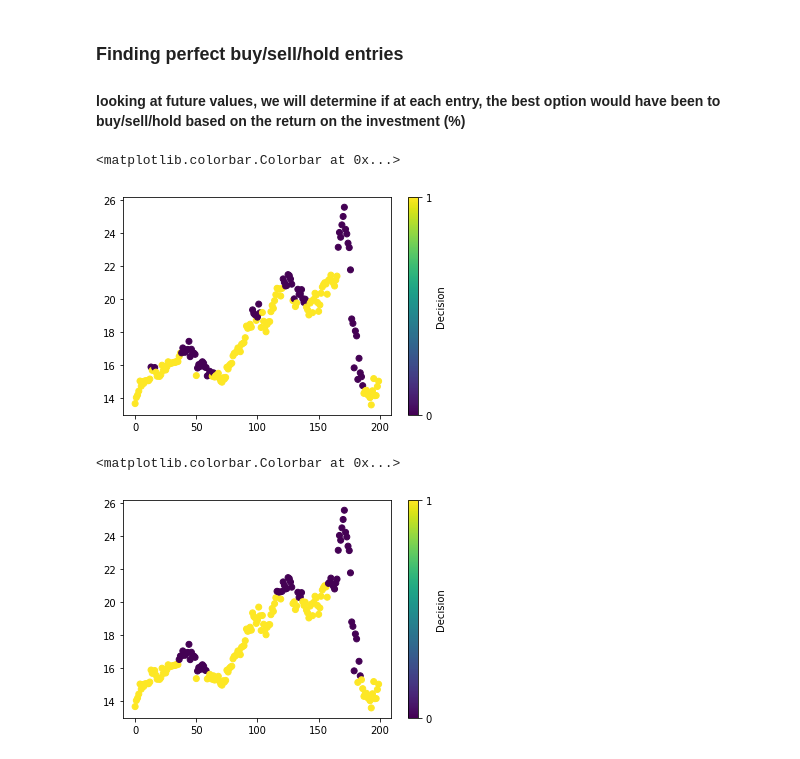
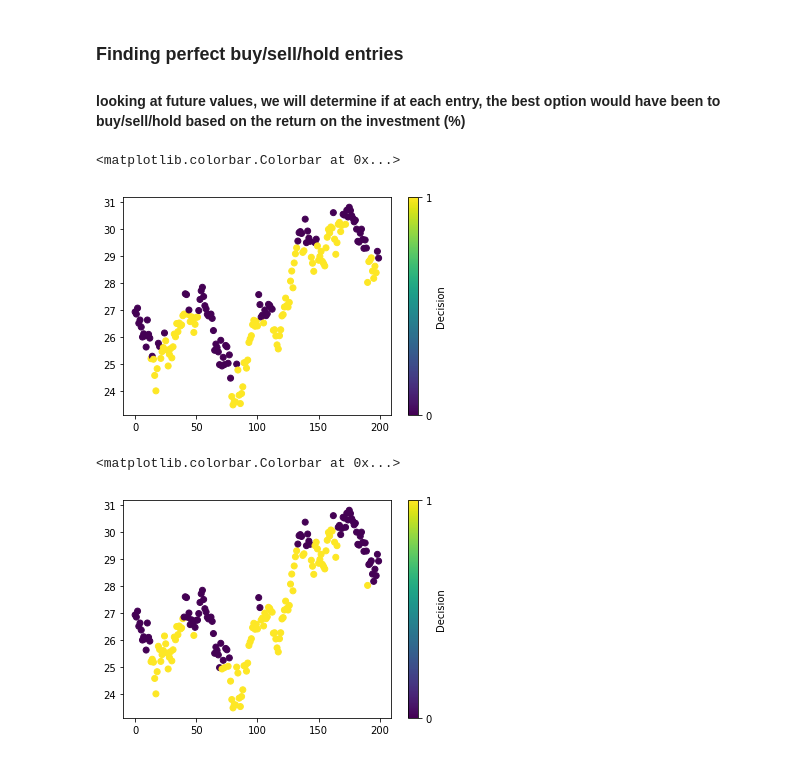
Before and after one commit to wentao-ju/Innovation-Lab-AI-Trading-System, a Jupyter notebook: NaiveBayesModeling/Data_preprocessing.ipynb, the cells around one changed output. Saved outputs shown, nothing was run; the diff lists cells and outputs as text; code cells hidden in the pictures.

```diff
--- a/NaiveBayesModeling/Data_preprocessing.ipynb
+++ b/NaiveBayesModeling/Data_preprocessing.ipynb
@@ -139,19 +139,22 @@ def perfectEntries_4(df,timeframe,smoother=True):
 # %%
 df['Decision14'] = perfectEntries_4(df,14)
 df['Decision28'] = perfectEntries_4(df,28)
-plt.scatter(range(200), df["Close"][400:600], c=df["Decision14"][400:600])
+df['Decision10'] = perfectEntries_4(df,10)
+df['Decision50'] = perfectEntries_4(df,50)
+df['Decision5'] = perfectEntries_4(df,5)
+plt.scatter(range(200), df["Close"][800:1000], c=df["Decision14"][800:1000])
 plt.colorbar(ticks = range(3), label='Decision')
 # takin 14 and 28 with the smoother activated to comparw which one works better with naive bayes
 #
 # %% [output]
 <matplotlib.colorbar.Colorbar at 0x...>
-[figure, old version]
+[figure, new version]
 # %%
-plt.scatter(range(200), df["Close"][400:600], c=df["Decision28"][400:600])
+plt.scatter(range(200), df["Close"][800:1000], c=df["Decision28"][800:1000])
 plt.colorbar(ticks = range(3), label='Decision')
 # %% [output]
 <matplotlib.colorbar.Colorbar at 0x...>
-[figure, old version]
+[figure, new version]
 # %%
 # Convert willianR values to 0 = neutral, 1 = overbought, 2 = oversold
 # The first 13 days are excluded, gives zero value automatically
```
Also changed, not shown: 4 other files.
